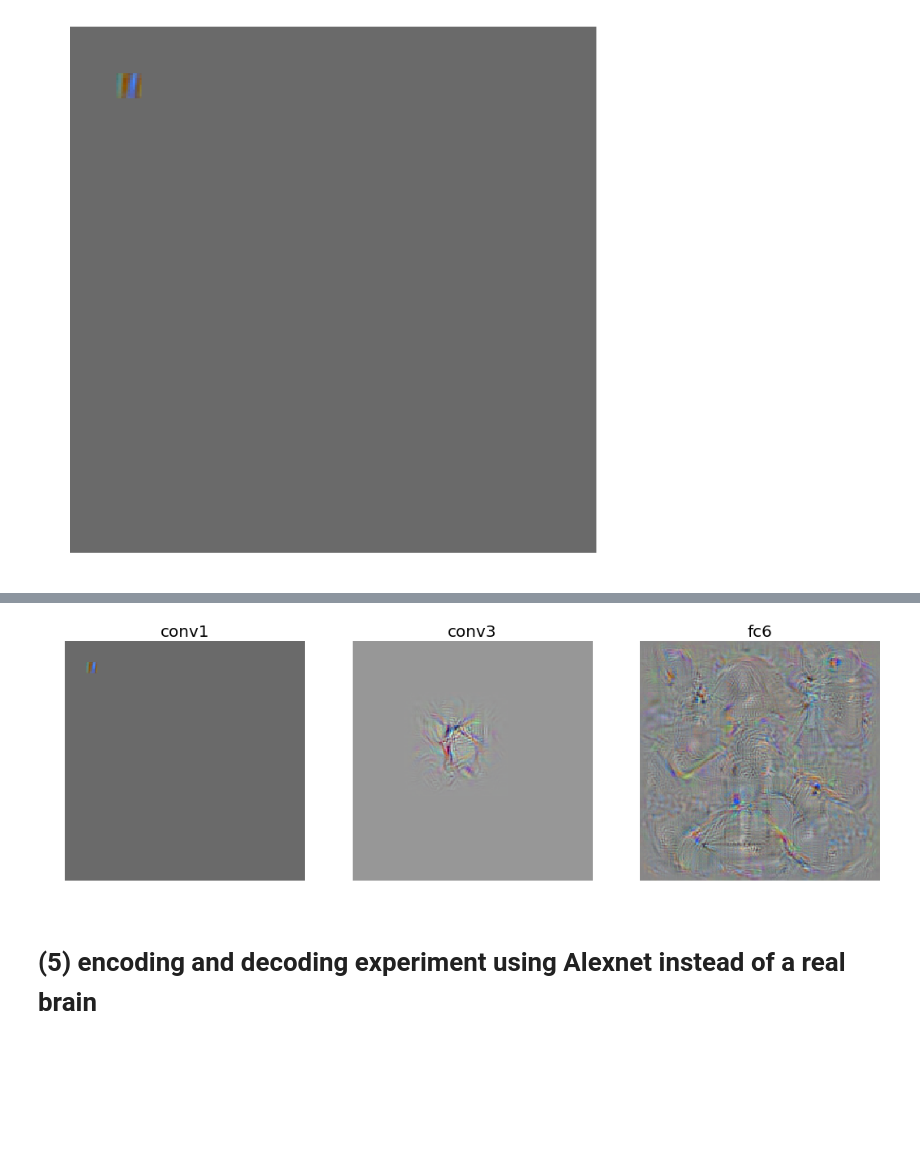
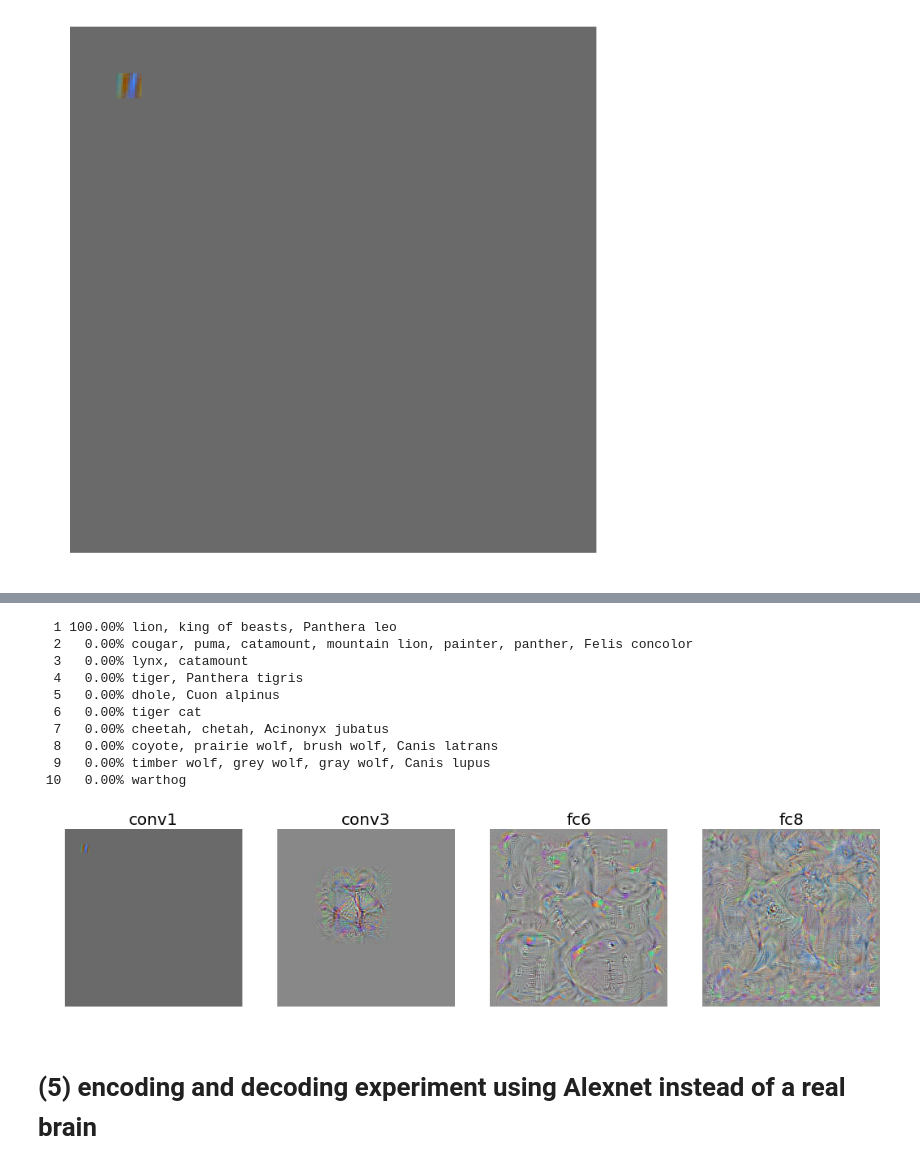
Before and after one commit to mrkmakr/workshop, a Jupyter notebook: workshop.ipynb, the cells around one changed output, grey strips where cells are left out. Cells and saved outputs as stored; diff of their text form; code cells hidden in the pictures; blank space fills up the shorter version.

```diff
--- a/workshop.ipynb
+++ b/workshop.ipynb
@@ -348,5 +385,7 @@ img_conv1 = am(layer_name = 'conv1', show = True)
 # %% [output]
 [figure]
 # %%
-img_conv3= am(layer_name = 'conv3',ch=0, show = True)
+img_linear = img_model()
+img_linear = am(layer_name = 'conv3',img_linear=img_linear, ch=0, show = True,lam = 0.00001,pri=True)
+img_conv3 = img_linear()
 # %% [output]
@@ -354,3 +410,5 @@ img_conv3= am(layer_name = 'conv3',ch=0, show = True)
 # %%
-img_fc6 = am(layer_name = 'fc6',ch=4,ite=200, show = True,lam = 0.000001)
+img_linear = img_model()
+img_linear = am(layer_name = 'fc6',img_linear=img_linear, ch=0, show = True,lam = 0.00001,pri=True)
+img_fc6 = img_linear()
 # %% [output]
@@ -357,0 +462,4 @@ img_fc6 = am(layer_name = 'fc6',ch=4,ite=200, show = True,lam = 0.000001)
+# %%
+img_linear = img_model()
+img_linear = am(layer_name = 'fc8',img_linear=img_linear, ch=100, show = True,lam = 0.000001,pri=True)
+img_fc8 = img_linear()
@@ -358,21 +485,30 @@ img_fc6 = am(layer_name = 'fc6',ch=4,ite=200, show = True,lam = 0.000001)
+# %%
+check_label(model(img_fc8,layers='prob')['prob'])
+# %% [output]
+  1 100.00% lion, king of beasts, Panthera leo
+  2   0.00% cougar, puma, catamount, mountain lion, painter, panther, Felis concolor
+  3   0.00% lynx, catamount
+  4   0.00% tiger, Panthera tigris
+  5   0.00% dhole, Cuon alpinus
+  6   0.00% tiger cat
+  7   0.00% cheetah, chetah, Acinonyx jubatus
+  8   0.00% coyote, prairie wolf, brush wolf, Canis latrans
+  9   0.00% timber wolf, grey wolf, gray wolf, Canis lupus
+ 10   0.00% warthog
+# %%
+img_list = [img_conv1,img_conv3,img_fc6,img_fc8]
+titles = ['conv1','conv3','fc6','fc8']
 # %%
 plt.figure(figsize = [18,6])
-plt.subplot(1,3,1)
-plt.imshow(scaling(img_conv1.data[0].transpose(1,2,0)))
-plt.axis('off')
-plt.title('conv1',fontsize = 20)
-plt.subplot(1,3,2)
-plt.imshow(scaling(img_conv3.data[0].transpose(1,2,0)))
-plt.axis('off')
-plt.title('conv3',fontsize = 20)
-plt.subplot(1,3,3)
-plt.imshow(scaling(img_fc6.data[0].transpose(1,2,0)))
-plt.axis('off')
-plt.title('fc6',fontsize = 20)
-plt.title
+for k in range(len(img_list)):
+    plt.subplot(1,len(img_list),k+1)
+    plt.imshow(scaling(img_list[k].data[0].transpose(1,2,0)))
+    plt.title(titles[k],fontsize = 20)
+    plt.axis('off')
+
 plt.savefig('{}/activation_maximization'.format(fig_dir))
 # %% [output]
-[figure, old version]
+[figure, new version]
 # %% [markdown]
 # (5) encoding and decoding experiment using Alexnet instead of a real brain
 # %%
```
Also changed, not shown: parts of 38 cells of this notebook, 4 other files.
